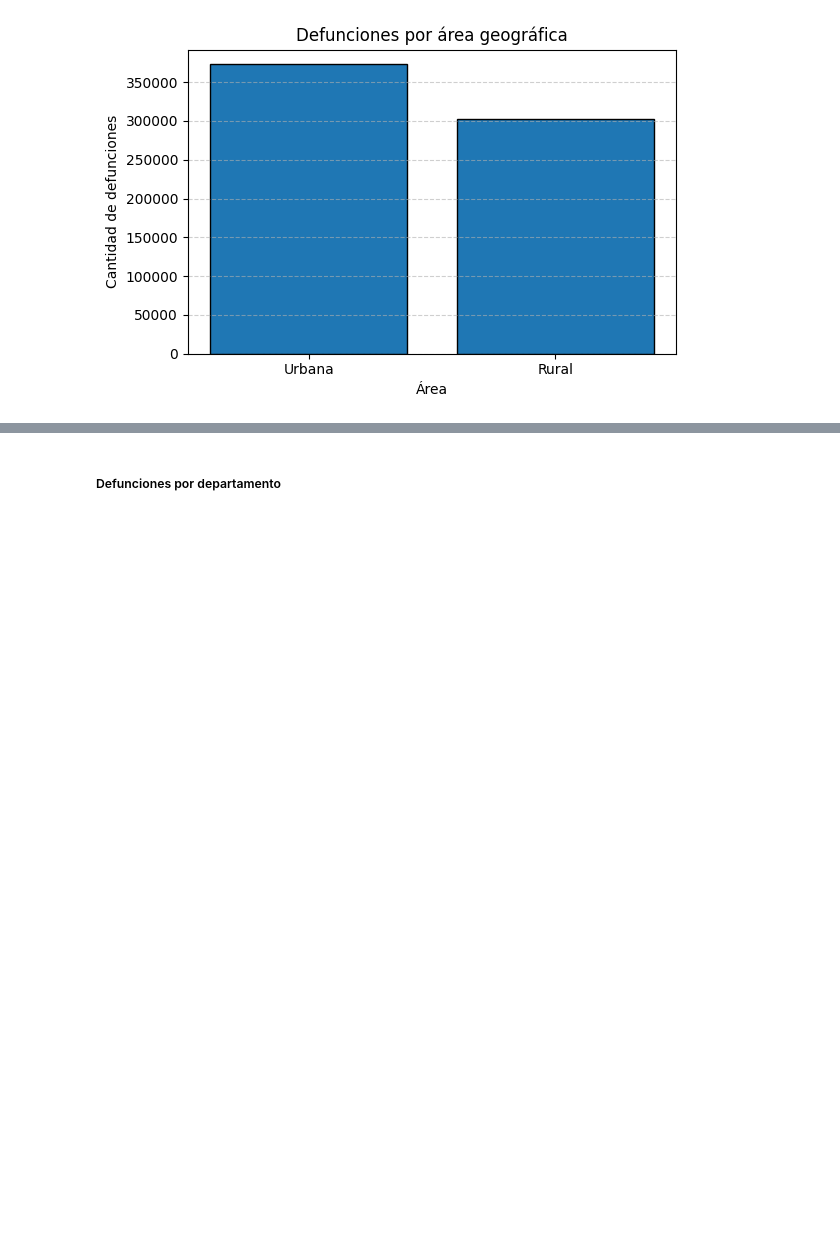
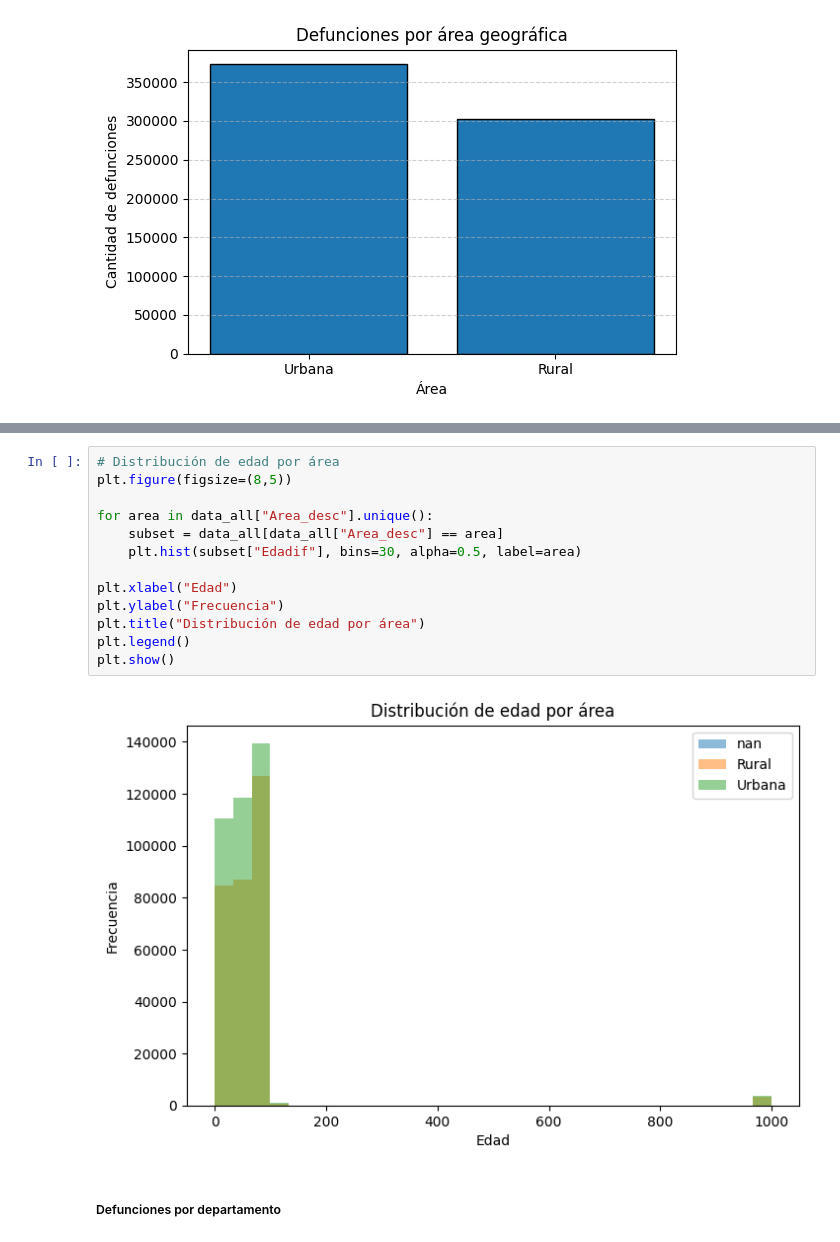
Before and after one commit to agabrielMej/Proyecto-MD-Grupo-2, a Jupyter notebook: notebooks/01_exploracion.ipynb, the cells around one changed output, grey strips where cells are left out. Saved outputs shown, nothing was run; the diff lists cells and outputs as text; blank space fills up the shorter version.

```diff
--- a/notebooks/01_exploracion.ipynb
+++ b/notebooks/01_exploracion.ipynb
@@ -316,3 +348,18 @@ plt.show()
+# %%
+# Distribución de edad por área
+plt.figure(figsize=(8,5))
+
+for area in data_all["Area_desc"].unique():
+    subset = data_all[data_all["Area_desc"] == area]
+    plt.hist(subset["Edadif"], bins=30, alpha=0.5, label=area)
+
+plt.xlabel("Edad")
+plt.ylabel("Frecuencia")
+plt.title("Distribución de edad por área")
+plt.legend()
+plt.show()
+# %% [output]
+[figure, added]
 # %% [markdown]
 ##### Defunciones por departamento
 # %%
```
Also changed, not shown: parts of 14 cells of this notebook.
